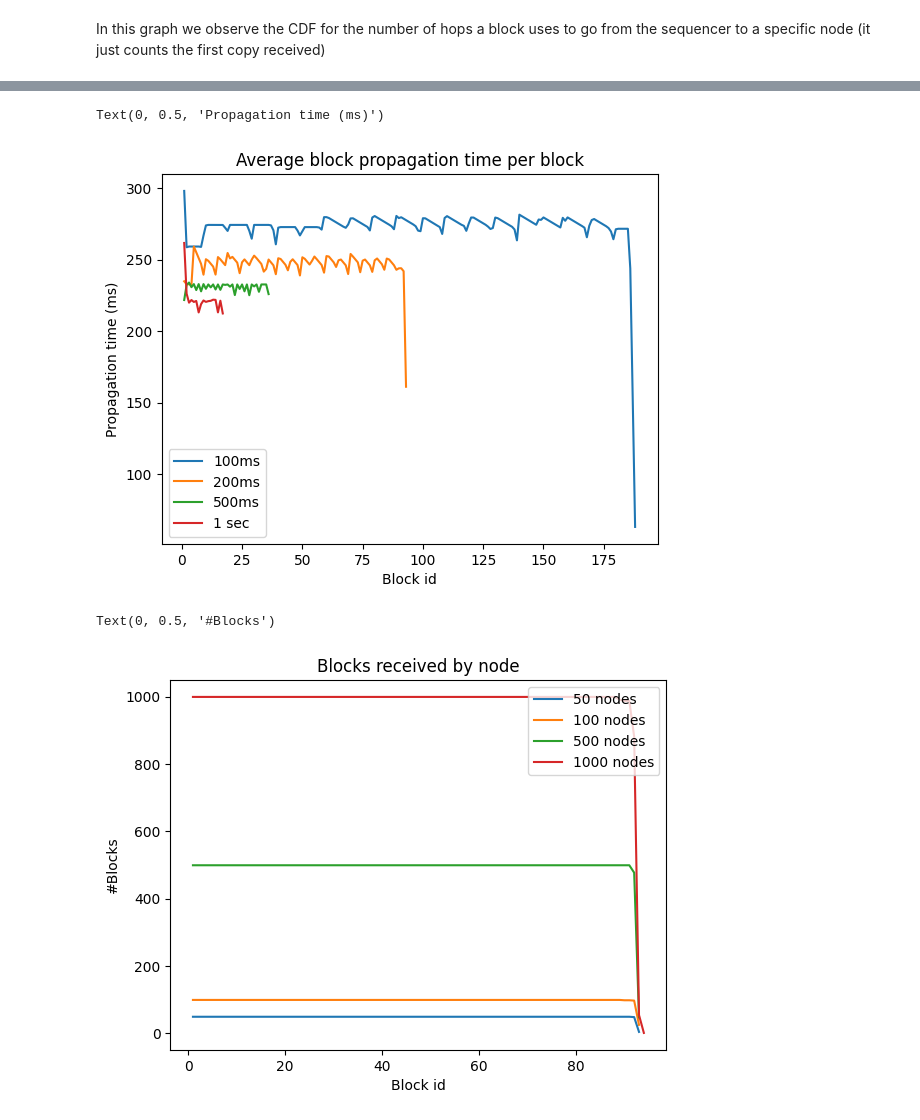
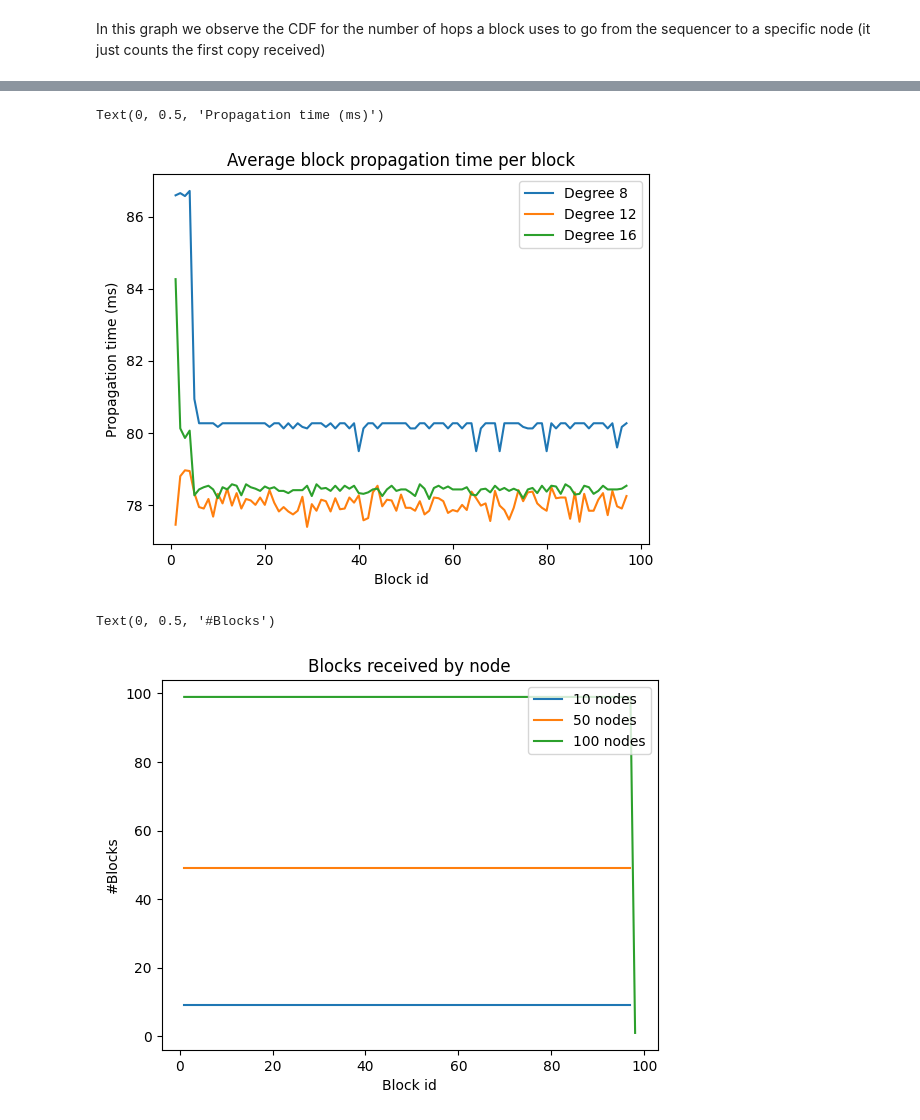
Before and after one commit to srene/kademlia-simulator, a Jupyter notebook: simulator/python/gossipsub_analysis.ipynb, the cells around one changed output, grey strips where cells are left out. Drawn from its saved outputs; the diff is of its cells as text; code cells hidden in the pictures.

```diff
--- a/simulator/python/gossipsub_analysis.ipynb
+++ b/simulator/python/gossipsub_analysis.ipynb
@@ -108,9 +123,9 @@ Text(0.5, 0, 'Propagation time (ms)')
 fig3, ax3 = plt.subplots()
 
 
-for key in op_time_df:
+for key in op_degree_df:
 
-    vsdf = op_time_df[key].loc[(op_time_df[key]['type'] == 'BlockGossipOperation')]
+    vsdf = op_degree_df[key].loc[(op_degree_df[key]['type'] == 'BlockGossipOperation')]
 
     x = np.sort(vsdf['completion_time'])
     N = vsdf['completion_time'].count()
@@ -119,7 +134,7 @@ for key in op_time_df:
 
     ax3.plot(x, y,label=key)
 
-ax3.set_xlim([0,600])
+#ax3.set_xlim([0,600])
 ax3.legend()
 ax3.set_ylim([0,1])
 
@@ -130,0 +146,21 @@ Text(0.5, 0, 'Propagation time (ms)')
+# %%
+fig3, ax3 = plt.subplots()
+
+
+for key in op_chunks_df:
+
+    vsdf = op_chunks_df[key].loc[(op_chunks_df[key]['type'] == 'BlockGossipOperation')]
+
+    x = np.sort(vsdf['completion_time'])
+    N = vsdf['completion_time'].count()
+    # get the cdf values of y
+    y = np.arange(N) / float(N)
+
+    ax3.plot(x, y,label=key)
+
+#ax3.set_xlim([0,600])
+ax3.legend()
+ax3.set_ylim([0,1])
+
+ax3.set_title("CDF Block propagation time from sequencer to nodes")
+ax3.set_xlabel("Propagation time (ms)")
@@ -131,9 +170,9 @@ Text(0.5, 0, 'Propagation time (ms)')
 # %%
 fig8, ax8 = plt.subplots()
 
-for key in op_df:
+for key in op_df_nodes:
 
-    vsdf = op_df[key].loc[(op_df[key]['type'] == 'BlockGossipOperation')]
+    vsdf = op_df_nodes[key].loc[(op_df_nodes[key]['type'] == 'BlockGossipOperation')]
 
     x = np.sort(vsdf['hops'])
     N = vsdf['hops'].count()
@@ -143,7 +182,7 @@ for key in op_df:
     ax8.plot(x, y,label=key)
 
 ax8.legend()
-ax8.set_xlim([0,10])
+#ax8.set_xlim([0,10])
 ax8.set_ylim([0,1])
 
 ax8.set_title("Number of hops from sequencer to node")
@@ -154,9 +193,9 @@ Text(0.5, 0, '# hops')
 # %%
 fig4, ax4 = plt.subplots()
 
-for key in op_df:
+for key in op_df_nodes:
 
-    rsdf = op_df[key].loc[(op_df[key]['type'] == 'BlockGossipOperation')]
+    rsdf = op_df_nodes[key].loc[(op_df_nodes[key]['type'] == 'BlockGossipOperation')]
     x = rsdf['block_id'].unique()
 
     avg = []
@@ -208,36 +247,36 @@ Text(0, 0.5, 'Propagation time (ms)')
 # %%
 fig4, ax4 = plt.subplots()
 
-for key in op_time_df:
+for key in op_degree_df:
 
-    rsdf = op_time_df[key].loc[(op_time_df[key]['type'] == 'BlockGossipOperation')]
+    rsdf = op_degree_df[key].loc[(op_degree_df[key]['type'] == 'BlockGossipOperation')]
     x = rsdf['block_id'].unique()
 
     avg = []
     for i in x:
         avg.append(rsdf.loc[(rsdf['block_id'] == i)]['completion_time'].mean())
 
     ax4.plot(x, avg,label=key)
 
     #print(x)
     #print(avg)
 
 ax4.legend()
 #ax4.set_xlim([0,15])
 #ax4.set_ylim([0,1])
 
 ax4.set_title("Average block propagation time per block")
 ax4.set_xlabel("Block id")
 ax4.set_ylabel("Propagation time (ms)")
 # %% [output]
 Text(0, 0.5, 'Propagation time (ms)')
-[figure, old version]
+[figure, new version]
 # %%
 fig4, ax4 = plt.subplots()
 
-for key in op_df:
+for key in op_df_nodes:
 
-    rsdf = op_df[key].loc[(op_df[key]['type'] == 'BlockGossipOperation')]
+    rsdf = op_df_nodes[key].loc[(op_df_nodes[key]['type'] == 'BlockGossipOperation')]
     x = rsdf['block_id'].unique()
 
     avg = []
@@ -258,7 +297,7 @@ ax4.set_xlabel("Block id")
 ax4.set_ylabel("#Blocks")
 # %% [output]
 Text(0, 0.5, '#Blocks')
-[figure, old version]
+[figure, new version]
 # %%
 fig4, ax4 = plt.subplots()
 
```
Also changed, not shown: parts of 10 cells of this notebook, 10 other files.
